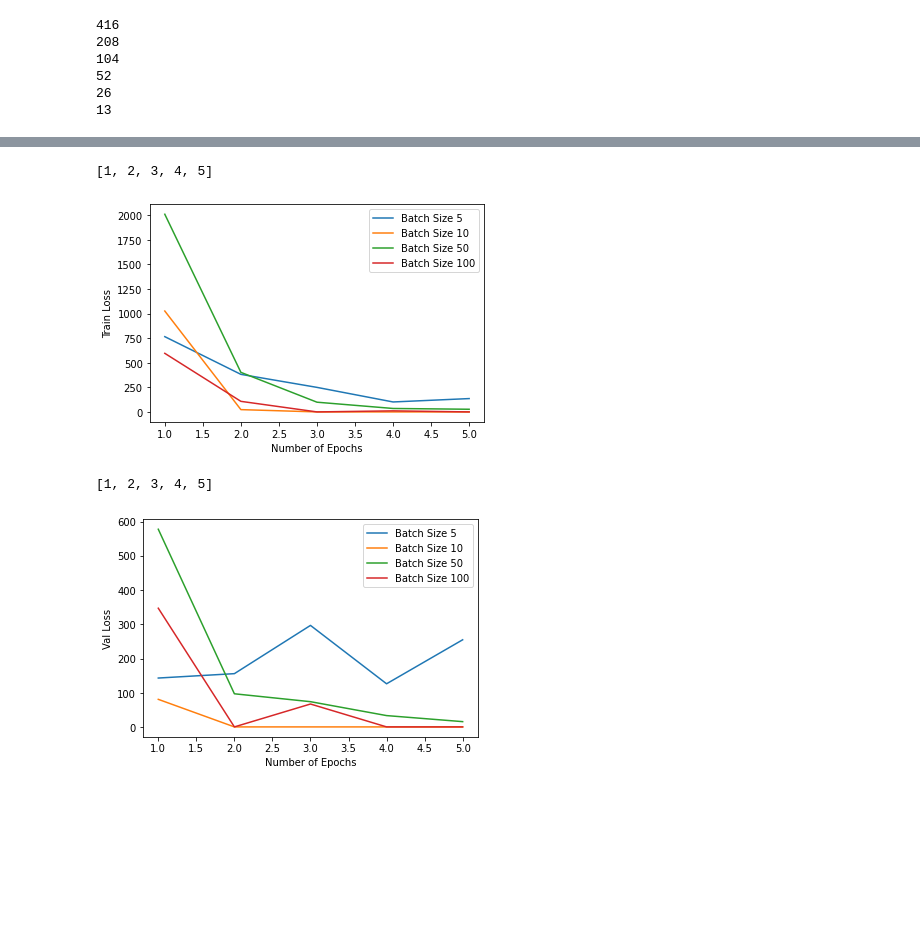
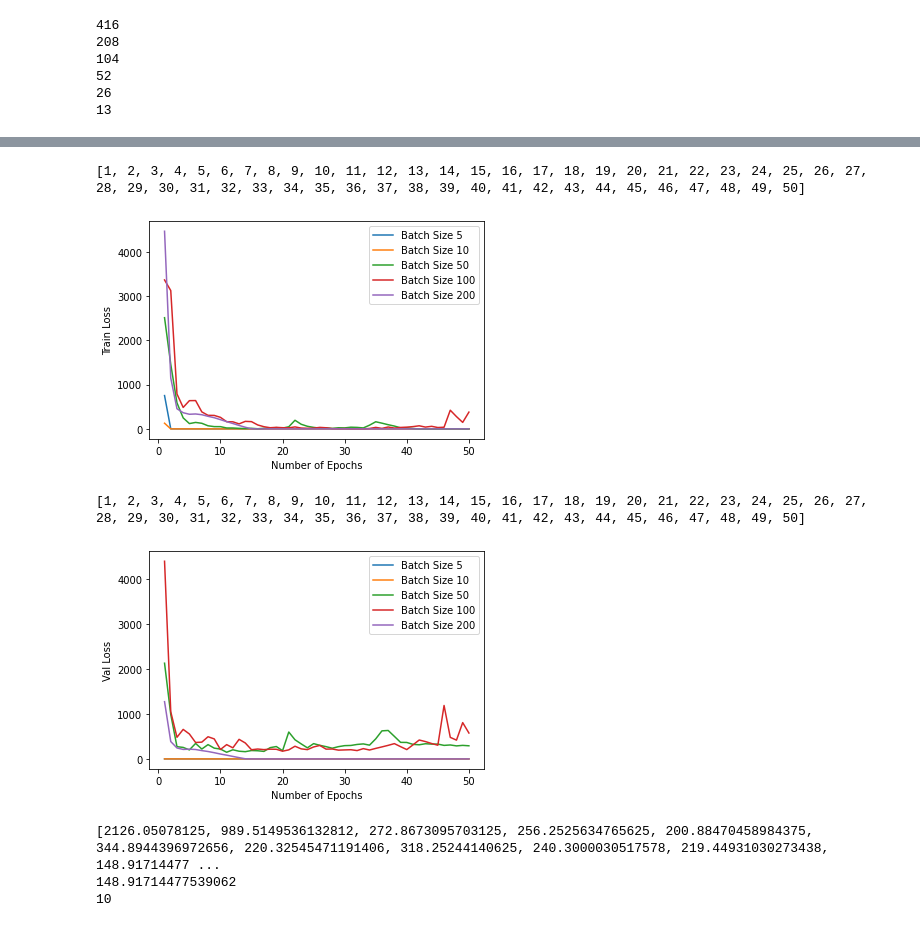
Before and after one commit to ConstantineA/CS230_FinalProject, a Jupyter notebook: Models/Baseline_Multi.ipynb, the cells around one changed output, grey strips where cells are left out. Saved outputs shown, nothing was run; the diff lists cells and outputs as text; code cells hidden in the pictures; blank space fills up the shorter version.

```diff
--- a/Models/Baseline_Multi.ipynb
+++ b/Models/Baseline_Multi.ipynb
@@ -99,7 +100,8 @@ print(neurons6)
 # %%
 #HYPERPARAMETER SEARCH OVER EPOCH NUMBER
 #We keep number of layers, neuron per layer, activation in each layer constant, batch size of 10 100? full?
-batchSizes = [5,10,50,100,numExamples]
+batchSizes = [5,10,50,100,200]
+#batchSizes = [numExamples, numExamples, numExamples, numExamples, numExamples, numExamples, numExamples]
 #batchSizes = [100]
 #batchSize = numExamples #100 #10
 #numEpochsToTest = [i for i in range(5,31)]
@@ -114,22 +116,31 @@ trainAccuracy = []
 valAccuracy = []
 trainLoss = []
 valLoss = []
+num_epochs = 50
 
 for batchSize in batchSizes:
   print("BatchSize : ", batchSize)
   model = Sequential()
-  model.add(Dense(neurons1, input_dim=numDims, activation='relu'))
-  model.add(Dense(neurons5, activation='relu'))
-  model.add(Dense(neurons6, activation='relu'))
+  model.add(Dense(neurons1, input_dim=numDims, activation='relu', kernel_initializer=HeNormal()))
+  model.add(Dense(neurons5, activation='relu', kernel_initializer=HeNormal()))
+  model.add(Dense(neurons6, activation='relu', kernel_initializer=HeNormal()))
   model.add(Dense(3, activation='softmax'))
   # compile the keras model
   model.compile(loss='categorical_crossentropy', optimizer='adam', metrics=['categorical_accuracy'])
-  history = model.fit(X_train, y_train, epochs=5, batch_size=batchSize, validation_data = (X_dev, y_dev))
+  history = model.fit(X_train, y_train, epochs=num_epochs, batch_size=batchSize, validation_data = (X_dev, y_dev))
   historyDict = history.history
   #print(historyDict.keys())
   #trainAccuracy.append(historyDict["accuracy"])
   #valAccuracy.append(historyDict["val_accuracy"])
   trainLoss.append(historyDict['loss'])
   valLoss.append(historyDict['val_loss'])
+
+  labelName = "Batch Size " + str(batchSize)
+  pyplot.plot([i for i in range(1,num_epochs+1)], historyDict['loss'],label=labelName)
+
+  pyplot.legend()
+  pyplot.xlabel("Number of Epochs")
+  pyplot.ylabel("Train Loss")
+  pyplot.show()
 # %% [output]
 BatchSize :  5
@@ -152,11 +236,11 @@ Epoch 5/5
 # %%
 #For Loss Plotting
 
-x = [i for i in range(1,6)]
+x = [i for i in range(1,51)]
 print(x)
 yTrainLoss = trainLoss
 #Train Loss
-for i in range(len(batchSizes)-1):
+for i in range(len(batchSizes)):
   currBatchSize = batchSizes[i]
   labelName = "Batch Size " + str(currBatchSize)
   pyplot.plot(x, yTrainLoss[i],label=labelName)
@@ -166,25 +250,36 @@ pyplot.xlabel("Number of Epochs")
 pyplot.ylabel("Train Loss")
 pyplot.show()
 # %% [output]
-[1, 2, 3, 4, 5]
+[1, 2, 3, 4, 5, 6, 7, 8, 9, 10, 11, 12, 13, 14, 15, 16, 17, 18, 19, 20, 21, 22, 23, 24, 25, 26, 27, 28, 29, 30, 31, 32, 33, 34, 35, 36, 37, 38, 39, 40, 41, 42, 43, 44, 45, 46, 47, 48, 49, 50]
-[figure, old version]
+[figure, new version]
 # %%
 #For Loss Plotting
 
-x = [i for i in range(1,6)]
+x = [i for i in range(1,51)]
 print(x)
 yValLoss = valLoss
 #Val Loss
-for i in range(len(batchSizes)-1):
+for i in range(len(batchSizes)):
   currBatchSize = batchSizes[i]
   labelName = "Batch Size " + str(currBatchSize)
   pyplot.plot(x, yValLoss[i],label=labelName)
 
 pyplot.legend()
 pyplot.xlabel("Number of Epochs")
 pyplot.ylabel("Val Loss")
 pyplot.show()
 # %% [output]
-[1, 2, 3, 4, 5]
+[1, 2, 3, 4, 5, 6, 7, 8, 9, 10, 11, 12, 13, 14, 15, 16, 17, 18, 19, 20, 21, 22, 23, 24, 25, 26, 27, 28, 29, 30, 31, 32, 33, 34, 35, 36, 37, 38, 39, 40, 41, 42, 43, 44, 45, 46, 47, 48, 49, 50]
-[figure, old version]
+[figure, new version]
+# %%
+val50Loss = valLoss[2]
+
+
+print(val50Loss)
+print(min(val50Loss))
+print(val50Loss.index(min(val50Loss)))
+# %% [output]
+[2126.05078125, 989.5149536132812, 272.8673095703125, 256.2525634765625, 200.88470458984375, 344.8944396972656, 220.32545471191406, 318.25244140625, 240.3000030517578, 219.44931030273438, 148.91714477 ...
+148.91714477539062
+10
 # %%
```
Also changed, not shown: parts of 6 cells of this notebook.
